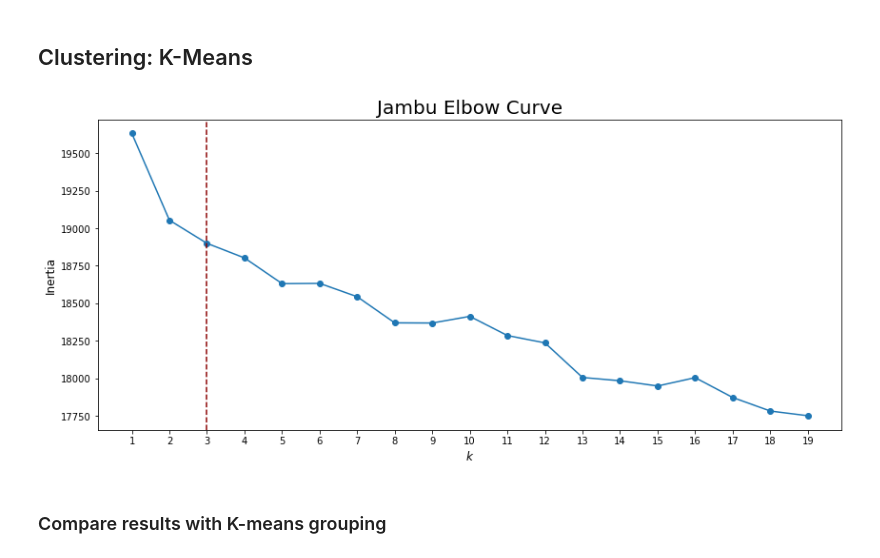
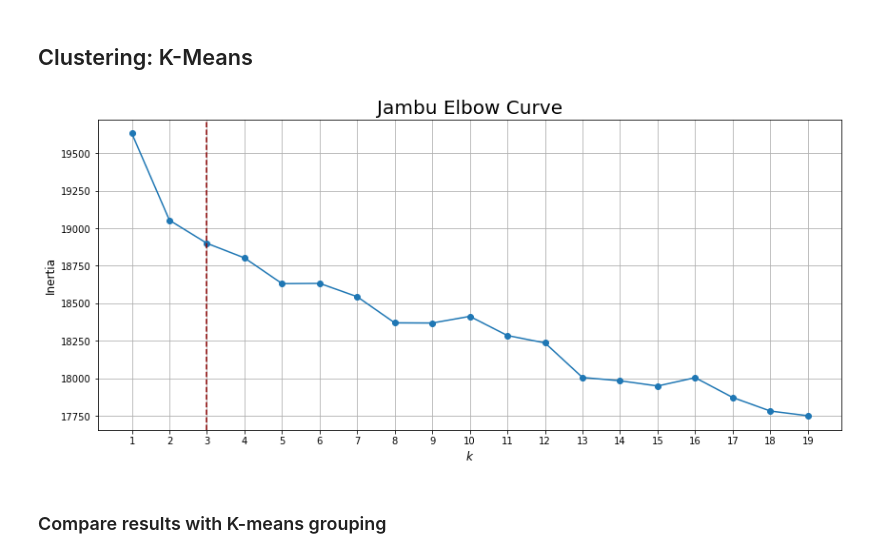
Before and after one commit to argrecsys/arg-classifier, a Jupyter notebook: code/DataAnalytics/src/analysis-pca-kmens.ipynb, the cells around one changed output. Saved outputs shown, nothing was run; the diff lists cells and outputs as text; code cells hidden in the pictures.

```diff
--- a/code/DataAnalytics/src/analysis-pca-kmens.ipynb
+++ b/code/DataAnalytics/src/analysis-pca-kmens.ipynb
@@ -153,15 +153,16 @@ inertias = [model.inertia_ for model in kmeans_per_k]
 # %%
 # Plot the results
 plt.figure(figsize=(14, 6))
 plt.plot(k_range, inertias, marker='o')
-plt.axvline(x = 3, color = "#8b0000", linestyle = "--")
+plt.axvline(x=3, color="#8b0000", linestyle="--")
 plt.xticks(np.arange(1, 20, 1))
-plt.xlabel("$k$", fontsize = 12)
-plt.ylabel("Inertia", fontsize = 12)
-plt.title("Jambu Elbow Curve", fontsize = 20)
+plt.xlabel("$k$", fontsize=12)
+plt.ylabel("Inertia", fontsize=12)
+plt.title("Jambu Elbow Curve", fontsize=20)
+plt.grid(True)
 plt.show()
 # %% [output]
-[figure, old version]
+[figure, new version]
 # %% [markdown]
 ### Compare results with K-means grouping
 # %%
```
Also changed, not shown: parts of 5 cells of this notebook, 5 other files.
